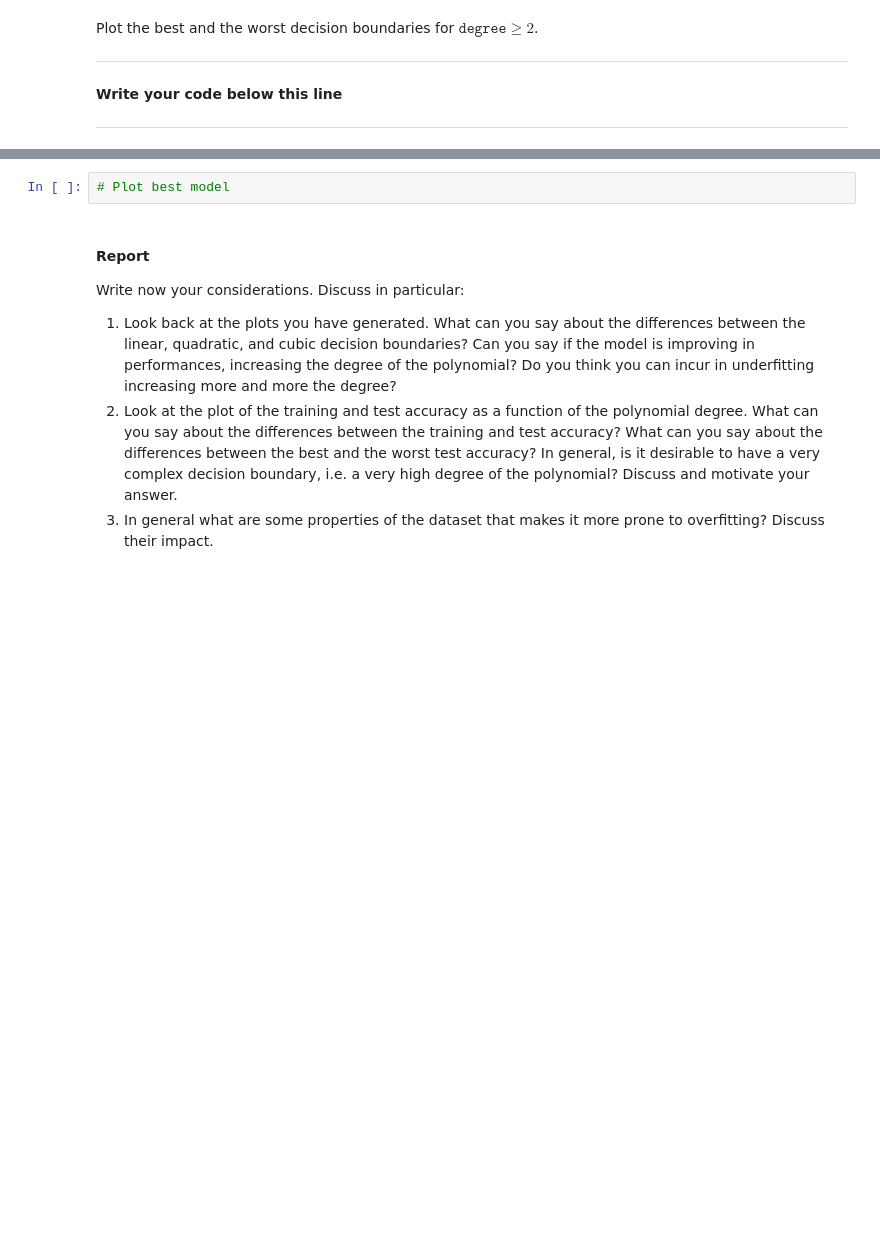
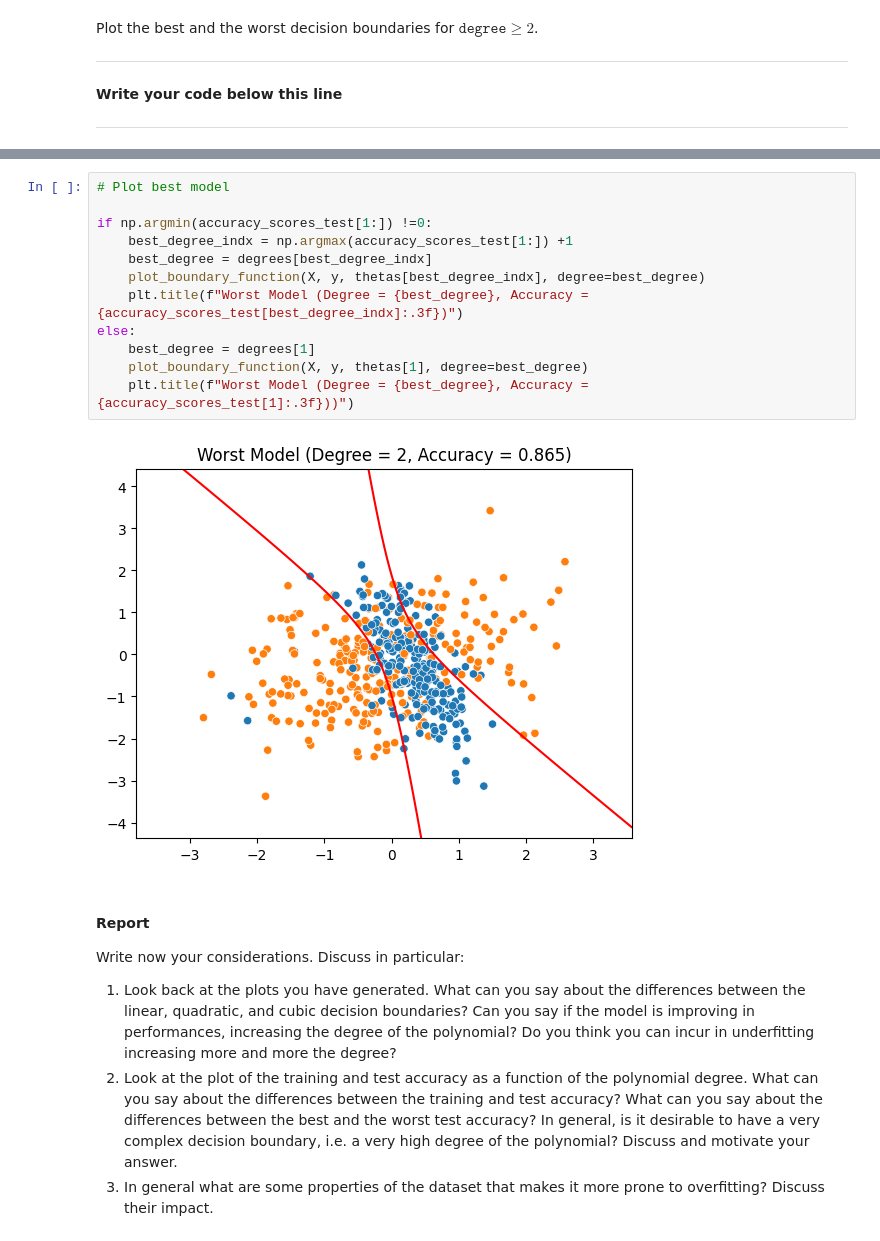
Before and after one commit to robertomagno1/FDS-HM2, a Jupyter notebook: HW2.ipynb, the cells around one changed output, grey strips where cells are left out. Drawn from its saved outputs; the diff is of its cells as text; blank space fills up the shorter version.

```diff
--- a/HW2.ipynb
+++ b/HW2.ipynb
@@ -656,5 +669,17 @@ Plot the best and the worst decision boundaries for $\texttt{degree} \geq 2$.
 # %%
 # Plot best model
+
+if np.argmin(accuracy_scores_test[1:]) !=0:
+    best_degree_indx = np.argmax(accuracy_scores_test[1:]) +1
+    best_degree = degrees[best_degree_indx]
+    plot_boundary_function(X, y, thetas[best_degree_indx], degree=best_degree)
+    plt.title(f"Worst Model (Degree = {best_degree}, Accuracy = {accuracy_scores_test[best_degree_indx]:.3f})")
+else:
+    best_degree = degrees[1]
+    plot_boundary_function(X, y, thetas[1], degree=best_degree)
+    plt.title(f"Worst Model (Degree = {best_degree}, Accuracy = {accuracy_scores_test[1]:.3f}))")
+# %% [output]
+[figure, added]
 # %% [markdown]
 #### **Report**
 Write now your considerations. Discuss in particular:
```
Also changed, not shown: parts of 10 cells of this notebook.
